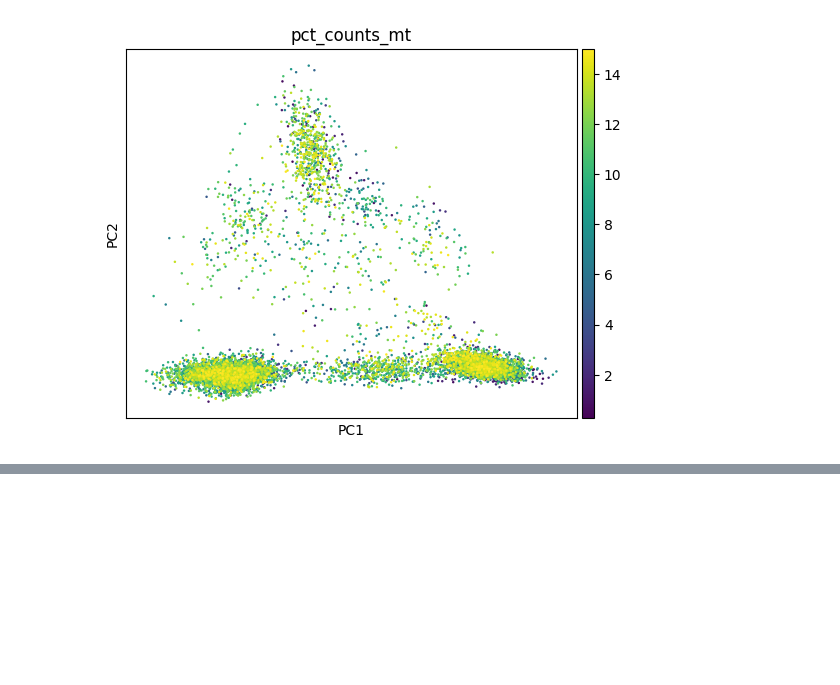
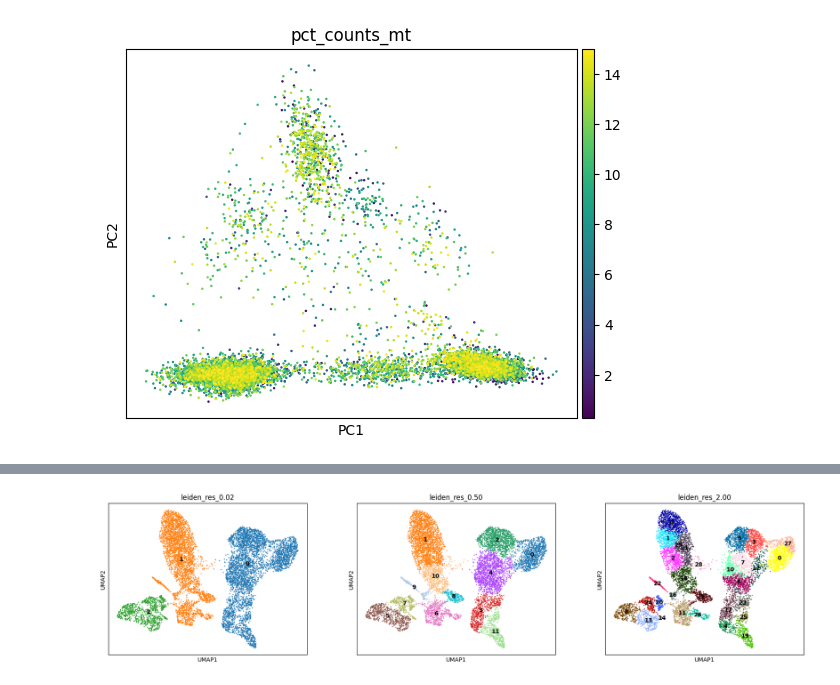
Before and after one commit to JuliaJung00/multiome-integration-scRNA-scATAC, a Jupyter notebook: notebooks/02_rna_preprocessing_umap.ipynb, the cells around one changed output, grey strips where cells are left out. Drawn from its saved outputs; the diff is of its cells as text; code cells hidden in the pictures; blank space fills up the shorter version.

Commit message:
update umap part

```diff
--- a/notebooks/02_rna_preprocessing_umap.ipynb
+++ b/notebooks/02_rna_preprocessing_umap.ipynb
@@ -84,0 +88,8 @@ sc.pl.rank_genes_groups(rna_filt, n_genes=20)
+# %%
+sc.pl.umap(
+    rna_filt,
+    color=["leiden_res_0.02", "leiden_res_0.50", "leiden_res_2.00"],
+    legend_loc="on data",
+)
+# %% [output]
+[figure, added]
```
Also changed, not shown: parts of 8 cells of this notebook.
